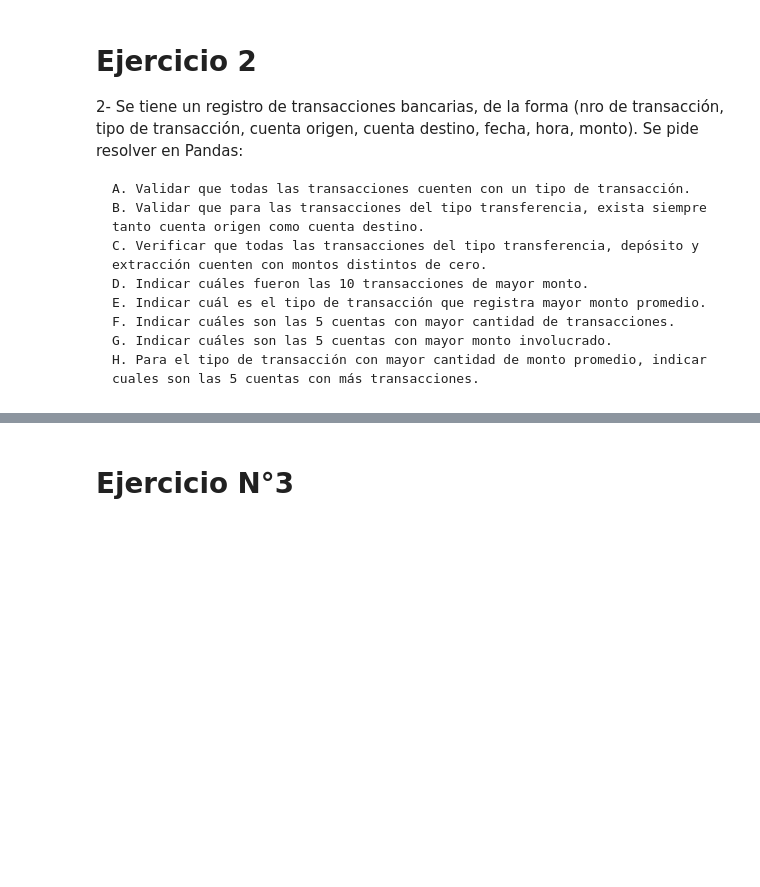
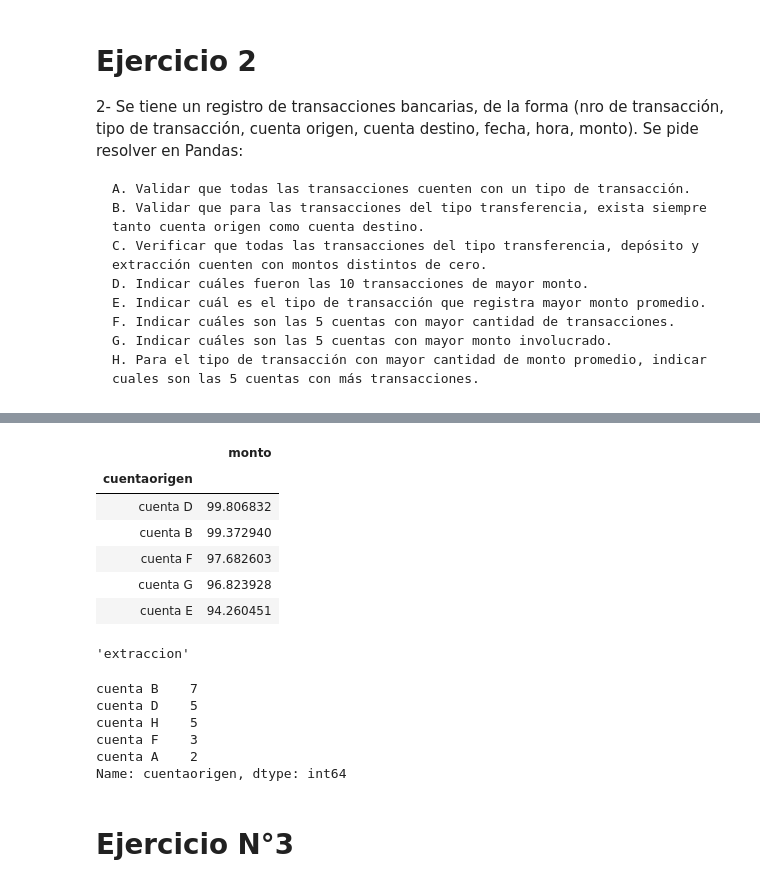
Before and after one commit to FerAlvarezz/Datos-guias, a Jupyter notebook: Guia de ejercicios pandas.ipynb, the cells around one changed output, grey strips where cells are left out. Drawn from its saved outputs; the diff is of its cells as text; code cells hidden in the pictures; blank space fills up the shorter version.

```diff
--- a/Guia de ejercicios pandas.ipynb
+++ b/Guia de ejercicios pandas.ipynb
@@ -120,3 +198,27 @@ notas.groupby('padron').agg({'nota':'mean'}).round(1) #round es para redondear.
+# %%
+df_2.groupby('cuentaorigen').agg({'monto':'max'}).nlargest(5,'monto')
+# %% [output]
+|  | monto |
+| cuentaorigen |  |
+| cuenta D | 99.806832 |
+| cuenta B | 99.372940 |
+| cuenta F | 97.682603 |
+| cuenta G | 96.823928 |
+| cuenta E | 94.260451 |
+# %%
+tipo_mayor = df_2.groupby('tipodetransaccion').agg({'monto':'mean'}).idxmax().get('monto')
+tipo_mayor #Ver como se puede hacer de otra manera, y evitar el tema del get monto.
+# %% [output]
+'extraccion'
+# %%
+df_2[df_2['tipodetransaccion']==tipo_mayor].cuentaorigen.value_counts().nlargest(5)
+# %% [output]
+cuenta B    7
+cuenta D    5
+cuenta H    5
+cuenta F    3
+cuenta A    2
+Name: cuentaorigen, dtype: int64
 # %% [markdown]
 # Ejercicio N°3
 # %%
```
Also changed, not shown: parts of 24 cells of this notebook.
